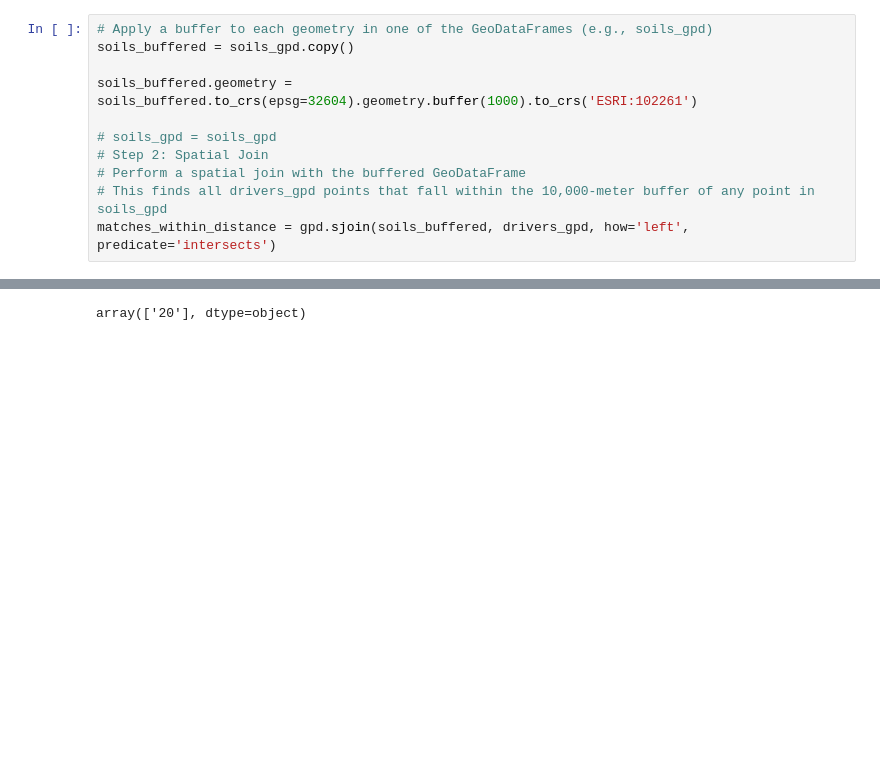
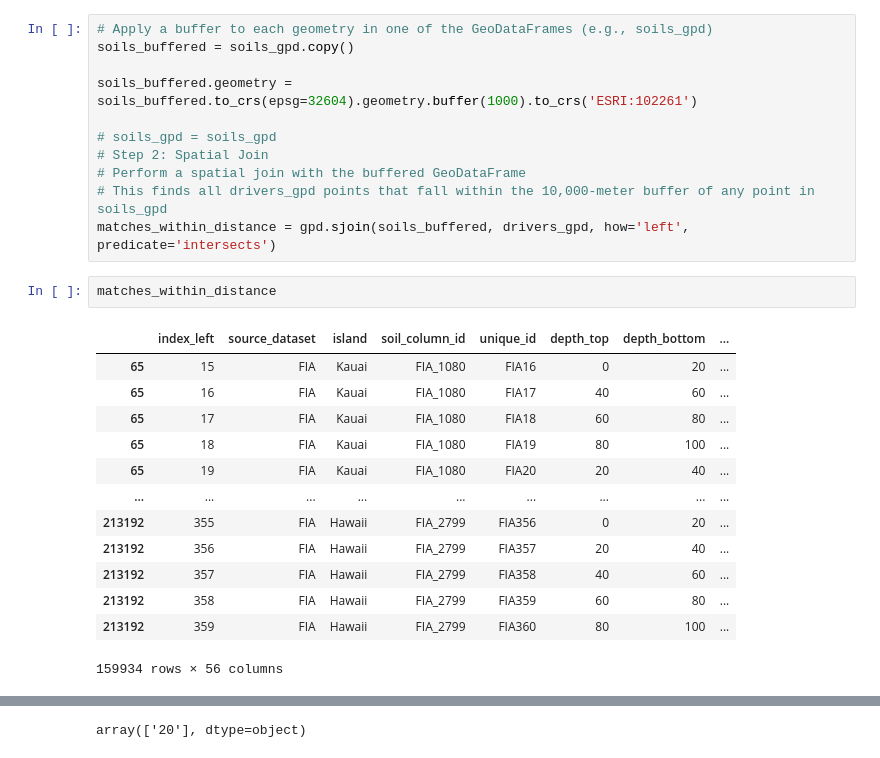
Before and after one commit to hayleypc/HawaiiClimate, a Jupyter notebook: gen_soil_dl.ipynb, the cells around one changed output, grey strips where cells are left out. Saved outputs shown, nothing was run; the diff lists cells and outputs as text; blank space fills up the shorter version.

```diff
--- a/gen_soil_dl.ipynb
+++ b/gen_soil_dl.ipynb
@@ -198,6 +200,22 @@ soils_buffered.geometry = soils_buffered.to_crs(epsg=32604).geometry.buffer(1000
 # Perform a spatial join with the buffered GeoDataFrame
 # This finds all drivers_gpd points that fall within the 10,000-meter buffer of any point in soils_gpd
 matches_within_distance = gpd.sjoin(soils_buffered, drivers_gpd, how='left', predicate='intersects')
+# %%
+matches_within_distance
+# %% [output]
+|  | index_left | source_dataset | island | soil_column_id | unique_id | depth_top | depth_bottom | ... |
+| 65 | 15 | FIA | Kauai | FIA_1080 | FIA16 | 0 | 20 | ... |
+| 65 | 16 | FIA | Kauai | FIA_1080 | FIA17 | 40 | 60 | ... |
+| 65 | 17 | FIA | Kauai | FIA_1080 | FIA18 | 60 | 80 | ... |
+| 65 | 18 | FIA | Kauai | FIA_1080 | FIA19 | 80 | 100 | ... |
+| 65 | 19 | FIA | Kauai | FIA_1080 | FIA20 | 20 | 40 | ... |
+| ... | ... | ... | ... | ... | ... | ... | ... | ... |
+| 213192 | 355 | FIA | Hawaii | FIA_2799 | FIA356 | 0 | 20 | ... |
+| 213192 | 356 | FIA | Hawaii | FIA_2799 | FIA357 | 20 | 40 | ... |
+| 213192 | 357 | FIA | Hawaii | FIA_2799 | FIA358 | 40 | 60 | ... |
+| 213192 | 358 | FIA | Hawaii | FIA_2799 | FIA359 | 60 | 80 | ... |
+| 213192 | 359 | FIA | Hawaii | FIA_2799 | FIA360 | 80 | 100 | ... |
+159934 rows × 56 columns
 # %%
 numeric_df, scaler, min_c, max_c = preprocess_data(matches_within_distance)
 # %% [output]
```
Also changed, not shown: parts of 6 cells of this notebook.
